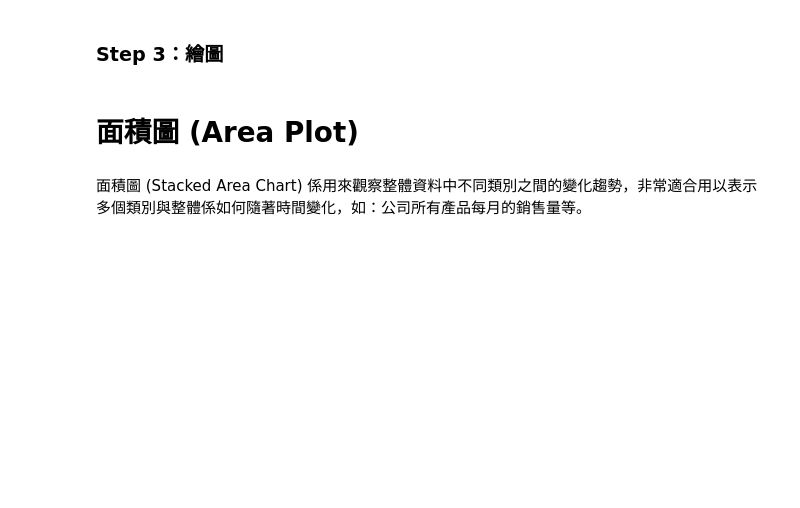
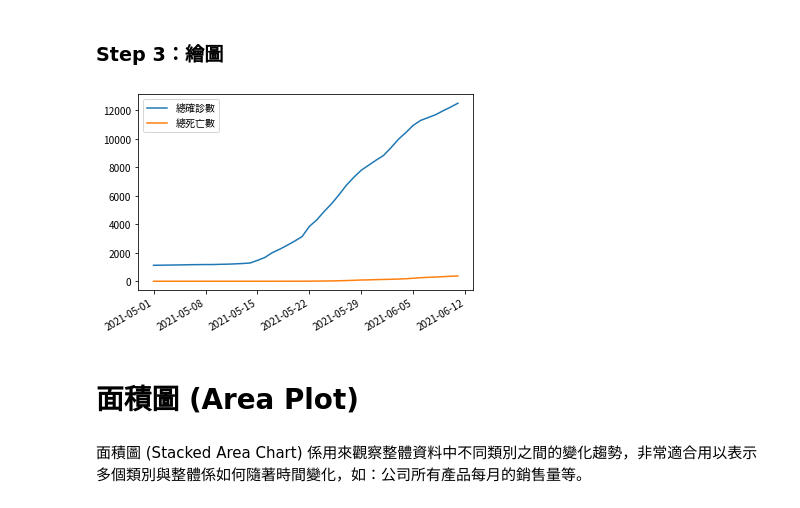
Before and after one commit to AI-FREE-Team/Machine-Learning-Basic, a Jupyter notebook: Materials/視覺化_折線圖_面積圖.ipynb, the cells around one changed output. Drawn from its saved outputs; the diff is of its cells as text; code cells hidden in the pictures; blank space fills up the shorter version.

Commit message:
Data Visualization (I)

```diff
--- a/Materials/視覺化_折線圖_面積圖.ipynb
+++ b/Materials/視覺化_折線圖_面積圖.ipynb
@@ -121,8 +111,8 @@ Resolving deltas: 100% (64/64), done.
 #!rm -r /content/Machine-Learning-Basic
 # %%
 # 匯入 xlsx 檔
-raw_data = pd.read_excel( '/content/Machine-Learning-Basic/Content/COVID-19/owl_tw.xlsx', header=1  )
-raw_data.head()
+raw_data01 = pd.read_excel( '/content/Machine-Learning-Basic/Content/COVID-19/COVID-19疫情紀錄表單.xlsx', header=1 )
+raw_data01.head()
 # %% [output]
 |  | ID | iso_code | 洲名 | 國家 | 日期 | 總確診數 | 新增確診數 | 七天移動平均新增確診數 | 總死亡數 | 新增死亡數 | ... |
 | 0 | 513 | TWN | 亞洲 | 台灣 | 2021-06-11 | 12500 | 278 | 293.429 | 385 | 24 | ... |
@@ -155,0 +171,5 @@ memory usage: 124.4+ KB
+# %%
+plot_df01 = raw_data01[ raw_data01['日期'].str.contains('2021-05|2021-06') ][['日期','總確診數','總死亡數']]
+
+print( 'Shape of Filtered Data = ', plot_df01.shape, '\n' )
+print( plot_df01.head() )
@@ -155,0 +188,8 @@ memory usage: 124.4+ KB
+# %%
+print( '【日期】欄位轉換前的資料型態:', type(plot_df01['日期'][0]) )
+
+# 將文字型態轉的欄位轉換成日期型態
+plot_df01['日期'] = plot_df01['日期'].astype('datetime64')
+
+print( '【日期】欄位轉換後的資料型態:', type(plot_df01['日期'][0]),'\n' )
+print( plot_df01.head(6) )
@@ -156,5 +207,27 @@ memory usage: 124.4+ KB
 # %% [markdown]
 ### Step 3：繪圖
+# %%
+import matplotlib.dates as mdates
+
+# get columns to plot
+columns = plot_df01.columns.drop(['日期'])
+
+# create figure and axis
+fig, ax = plt.subplots()
+
+# plot each column
+for column in columns:
+    ax.plot(plot_df01['日期'], plot_df01[column], linestyle='-', label=column)
+
+# 設定 x 座標軸的日期標籤
+plt.gca().xaxis.set_major_formatter( mdates.DateFormatter('%Y-%m-%d') )
+plt.gca().xaxis.set_major_locator( mdates.DayLocator(interval=7) )
+plt.gcf().autofmt_xdate()
+
+plt.legend()
+plt.show()
+# %% [output]
+[figure, added]
 # %% [markdown]
 # 面積圖 (Area Plot)
 # %% [markdown]
```
Also changed, not shown: parts of 66 cells of this notebook.
